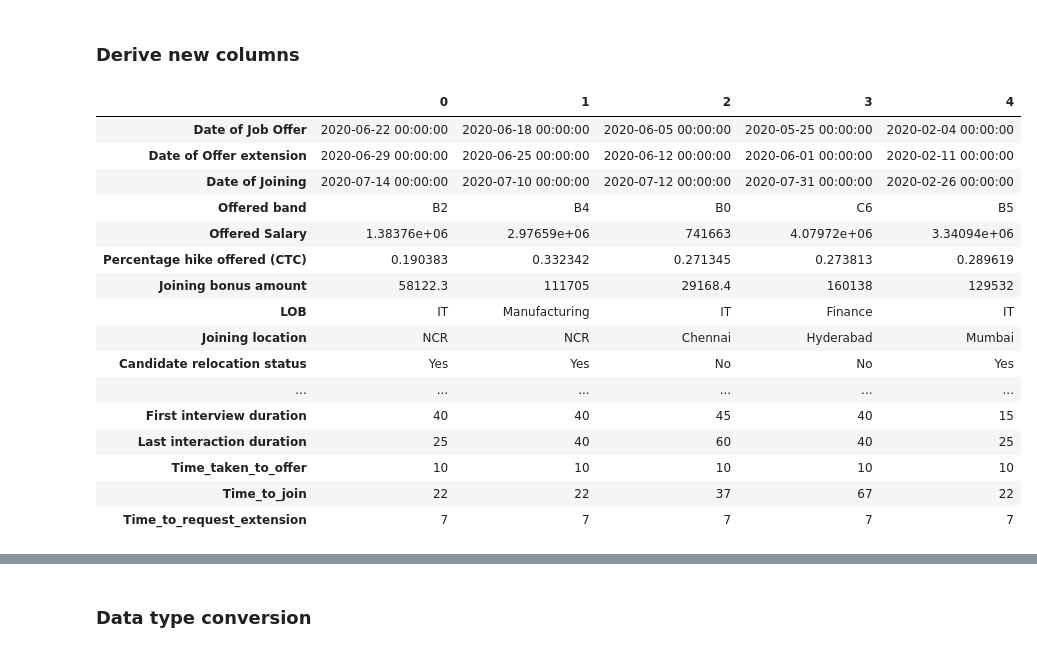
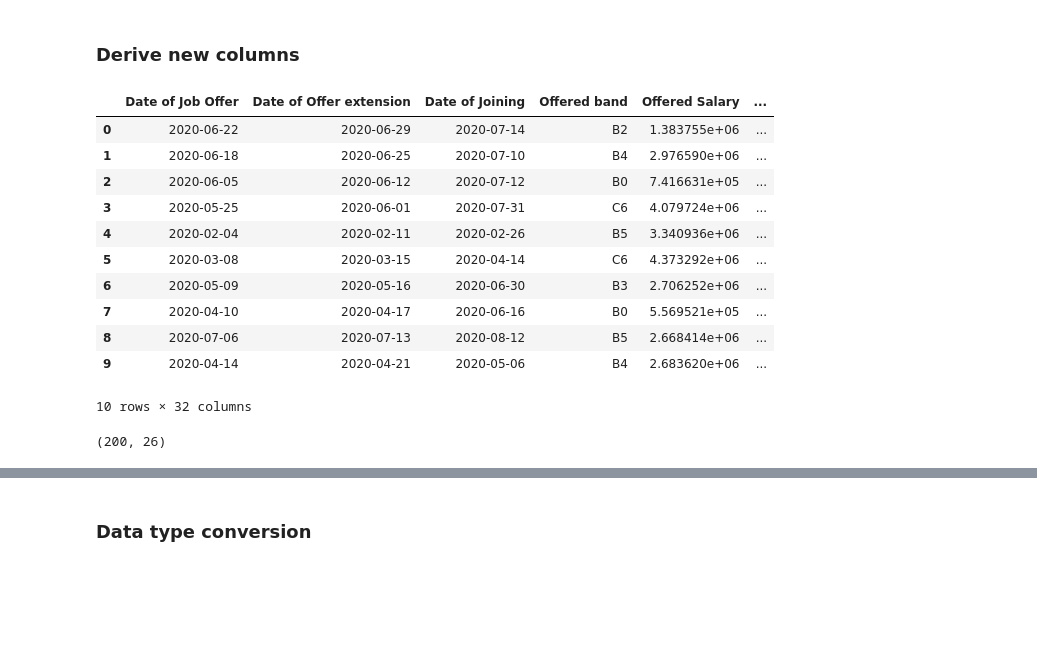
Before and after one commit to karunyads/MiniProject-FE, a Jupyter notebook: FE_PROJECT1_06.ipynb, the cells around one changed output, grey strips where cells are left out. Saved outputs shown, nothing was run; the diff lists cells and outputs as text; code cells hidden in the pictures; blank space fills up the shorter version.

```diff
--- a/FE_PROJECT1_06.ipynb
+++ b/FE_PROJECT1_06.ipynb
@@ -233,33 +263,30 @@ No duplicate data
 # %% [markdown]
 ### Derive new columns
 # %%
-#Field_1 = Date of Joining - Date of Job Offer.
-#Field_2 = Date of Offer extension - Date of Job Offer
-#Derive new colum = Date of Job Offer - Date of last Interview
+
 data["Time_taken_to_offer"] = (data["Date of Job Offer"] - data["Date of last Interview"]).dt.days
 data["Time_to_join"] = (data["Date of Joining"] - data["Date of Job Offer"]).dt.days
 data["Time_to_request_extension"] = (data["Date of Offer extension"] - data["Date of Job Offer"]).dt.days
 
-data.head().T
+data.head(10)
 # %% [output]
-|  | 0 | 1 | 2 | 3 | 4 |
-| Date of Job Offer | 2020-06-22 00:00:00 | 2020-06-18 00:00:00 | 2020-06-05 00:00:00 | 2020-05-25 00:00:00 | 2020-02-04 00:00:00 |
-| Date of Offer extension | 2020-06-29 00:00:00 | 2020-06-25 00:00:00 | 2020-06-12 00:00:00 | 2020-06-01 00:00:00 | 2020-02-11 00:00:00 |
-| Date of Joining | 2020-07-14 00:00:00 | 2020-07-10 00:00:00 | 2020-07-12 00:00:00 | 2020-07-31 00:00:00 | 2020-02-26 00:00:00 |
-| Offered band | B2 | B4 | B0 | C6 | B5 |
-| Offered Salary | 1.38376e+06 | 2.97659e+06 | 741663 | 4.07972e+06 | 3.34094e+06 |
-| Percentage hike offered (CTC) | 0.190383 | 0.332342 | 0.271345 | 0.273813 | 0.289619 |
-| Joining bonus amount | 58122.3 | 111705 | 29168.4 | 160138 | 129532 |
-| LOB | IT | Manufacturing | IT | Finance | IT |
-| Joining location | NCR | NCR | Chennai | Hyderabad | Mumbai |
-| Candidate relocation status | Yes | Yes | No | No | Yes |
-| ... | ... | ... | ... | ... | ... |
-| First interview duration | 40 | 40 | 45 | 40 | 15 |
-| Last interaction duration | 25 | 40 | 60 | 40 | 25 |
-| Time_taken_to_offer | 10 | 10 | 10 | 10 | 10 |
-| Time_to_join | 22 | 22 | 37 | 67 | 22 |
-| Time_to_request_extension | 7 | 7 | 7 | 7 | 7 |
+|  | Date of Job Offer | Date of Offer extension | Date of Joining | Offered band | Offered Salary | ... |
+| 0 | 2020-06-22 | 2020-06-29 | 2020-07-14 | B2 | 1.383755e+06 | ... |
+| 1 | 2020-06-18 | 2020-06-25 | 2020-07-10 | B4 | 2.976590e+06 | ... |
+| 2 | 2020-06-05 | 2020-06-12 | 2020-07-12 | B0 | 7.416631e+05 | ... |
+| 3 | 2020-05-25 | 2020-06-01 | 2020-07-31 | C6 | 4.079724e+06 | ... |
+| 4 | 2020-02-04 | 2020-02-11 | 2020-02-26 | B5 | 3.340936e+06 | ... |
+| 5 | 2020-03-08 | 2020-03-15 | 2020-04-14 | C6 | 4.373292e+06 | ... |
+| 6 | 2020-05-09 | 2020-05-16 | 2020-06-30 | B3 | 2.706252e+06 | ... |
+| 7 | 2020-04-10 | 2020-04-17 | 2020-06-16 | B0 | 5.569521e+05 | ... |
+| 8 | 2020-07-06 | 2020-07-13 | 2020-08-12 | B5 | 2.668414e+06 | ... |
+| 9 | 2020-04-14 | 2020-04-21 | 2020-05-06 | B4 | 2.683620e+06 | ... |
+10 rows × 32 columns
 # %%
 #As "Time_taken_to_offer" & "Time_to_request_extension" is constant for all the records in the dataset
 #Dropping the derived columns
 data = data.drop(["Time_taken_to_offer", "Time_to_request_extension"], axis=1)
+data = data.drop(["Date of Job Offer", "Date of Offer extension", "Date of Joining", "Date of last Interview"], axis=1)
+data.shape
+# %% [output]
+(200, 26)
```
Also changed, not shown: parts of 42 cells of this notebook.
